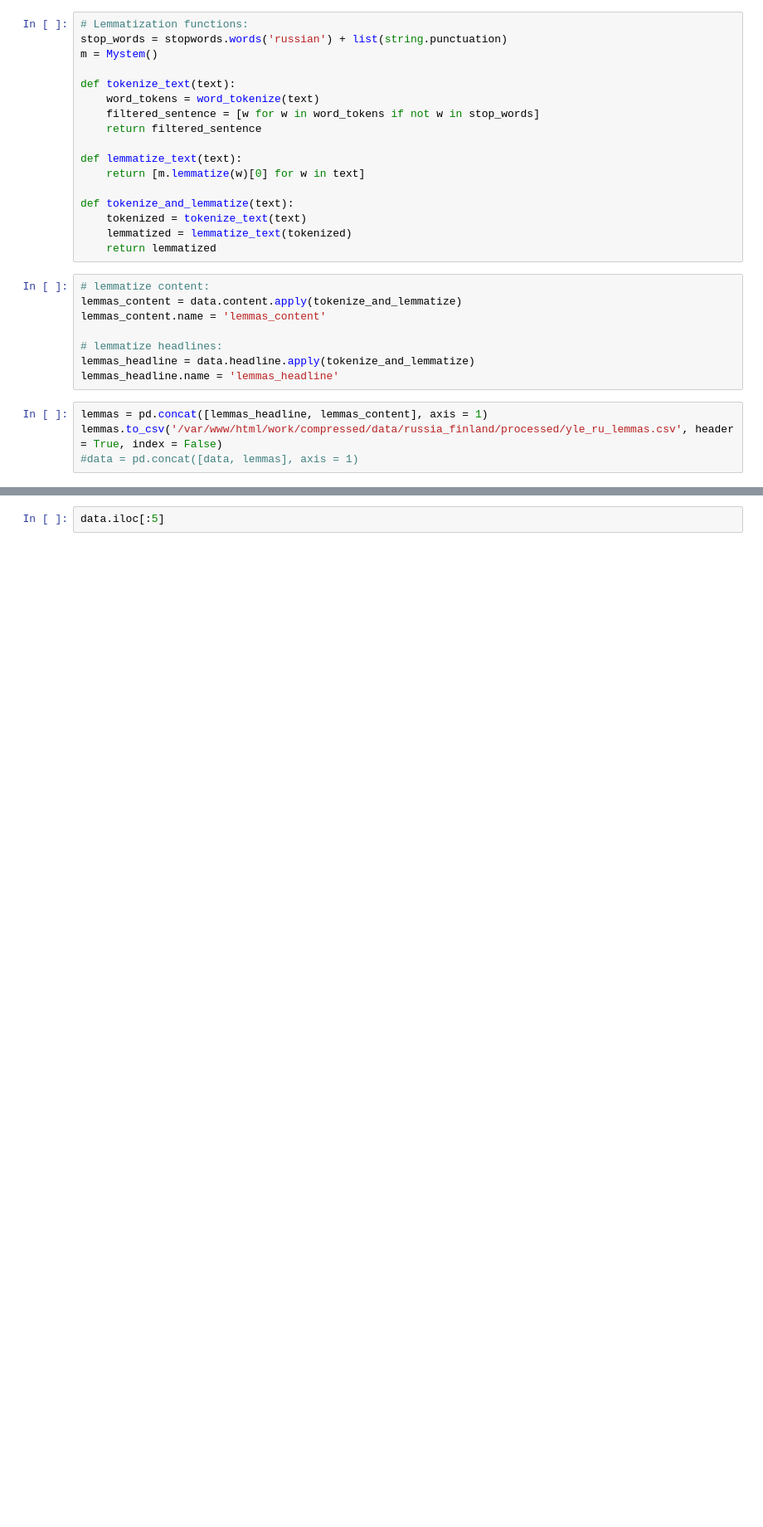
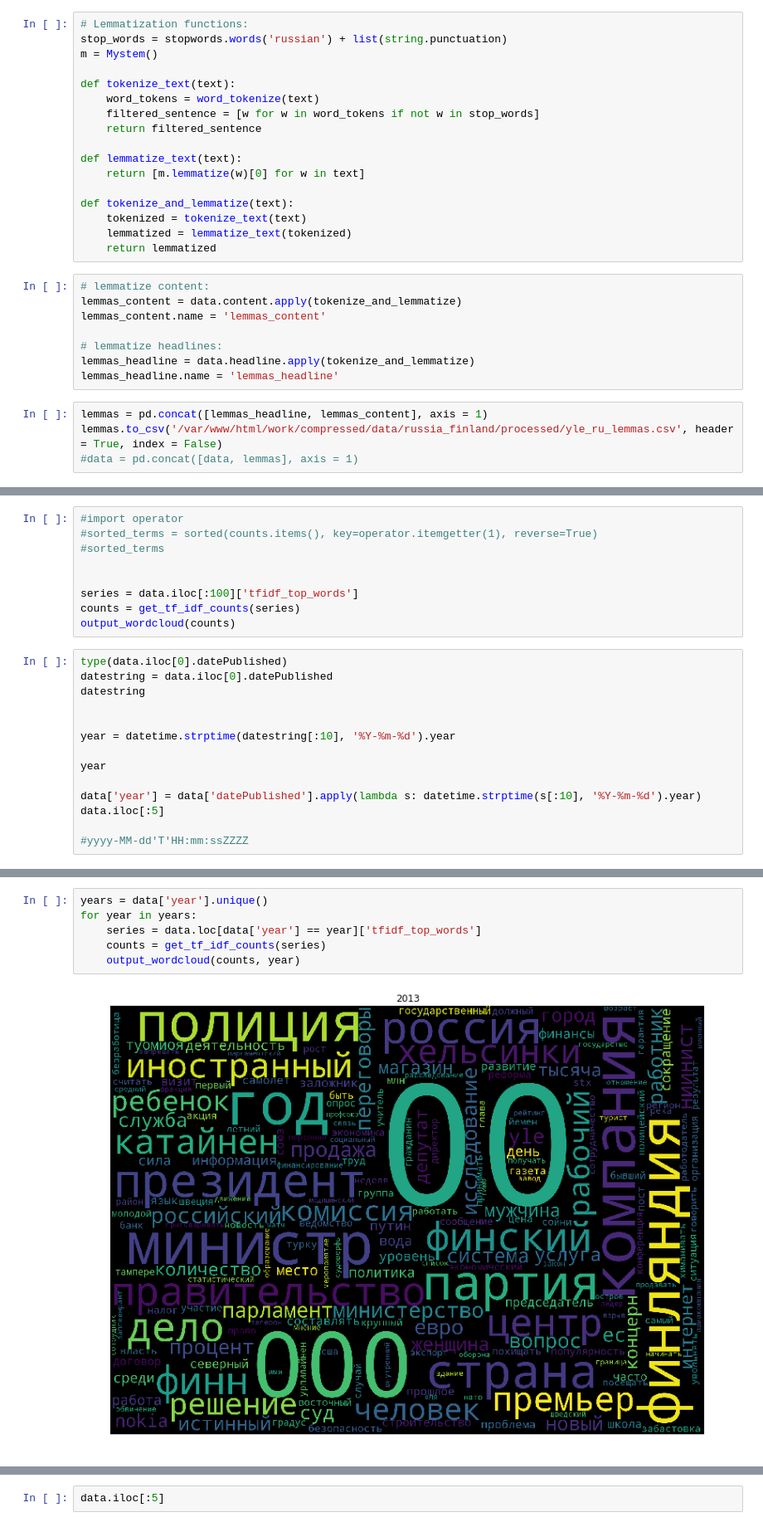
Before and after one commit to dhh18/finland_russia, a Jupyter notebook: YLE Russian - Processing.ipynb, the cells around one changed output, grey strips where cells are left out. Shown at 83% size. Saved outputs shown, nothing was run; the diff lists cells and outputs as text; blank space fills up the shorter version.

Commit message:
wordcloud in progress

```diff
--- a/YLE Russian - Processing.ipynb
+++ b/YLE Russian - Processing.ipynb
@@ -197,0 +161,23 @@ ImportError: No module named 'wordcloud'
+# %%
+#import operator
+#sorted_terms = sorted(counts.items(), key=operator.itemgetter(1), reverse=True)
+#sorted_terms
+
+
+series = data.iloc[:100]['tfidf_top_words']
+counts = get_tf_idf_counts(series)
+output_wordcloud(counts)
+# %%
+type(data.iloc[0].datePublished)
+datestring = data.iloc[0].datePublished
+datestring
+
+
+year = datetime.strptime(datestring[:10], '%Y-%m-%d').year
+
+year
+
+data['year'] = data['datePublished'].apply(lambda s: datetime.strptime(s[:10], '%Y-%m-%d').year)
+data.iloc[:5]
+
+#yyyy-MM-dd'T'HH:mm:ssZZZZ
@@ -197,0 +194,8 @@ ImportError: No module named 'wordcloud'
+# %%
+years = data['year'].unique()
+for year in years:
+    series = data.loc[data['year'] == year]['tfidf_top_words']
+    counts = get_tf_idf_counts(series)
+    output_wordcloud(counts, year)
+# %% [output]
+[figure, added]
```
Also changed, not shown: parts of 13 cells of this notebook.
